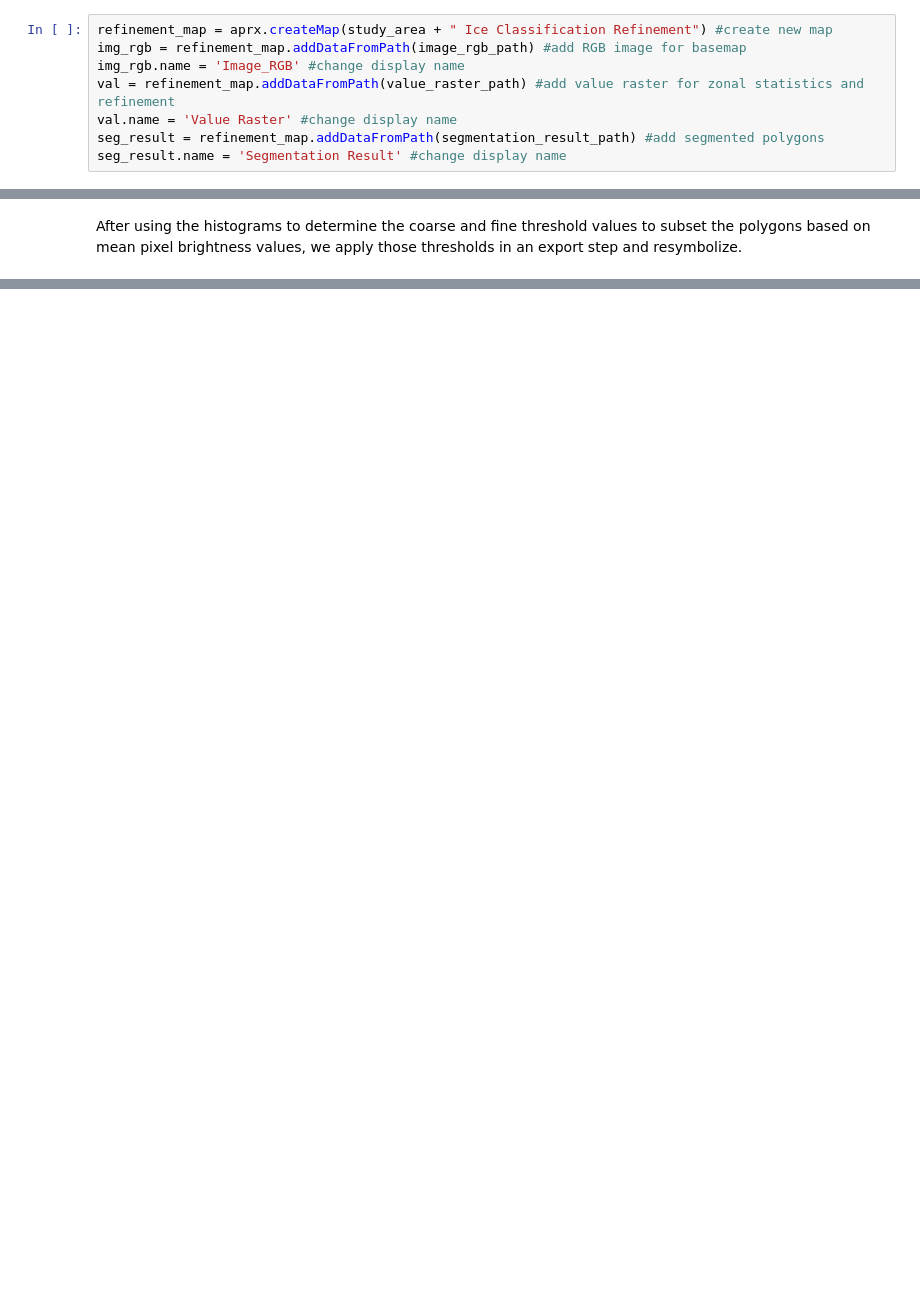
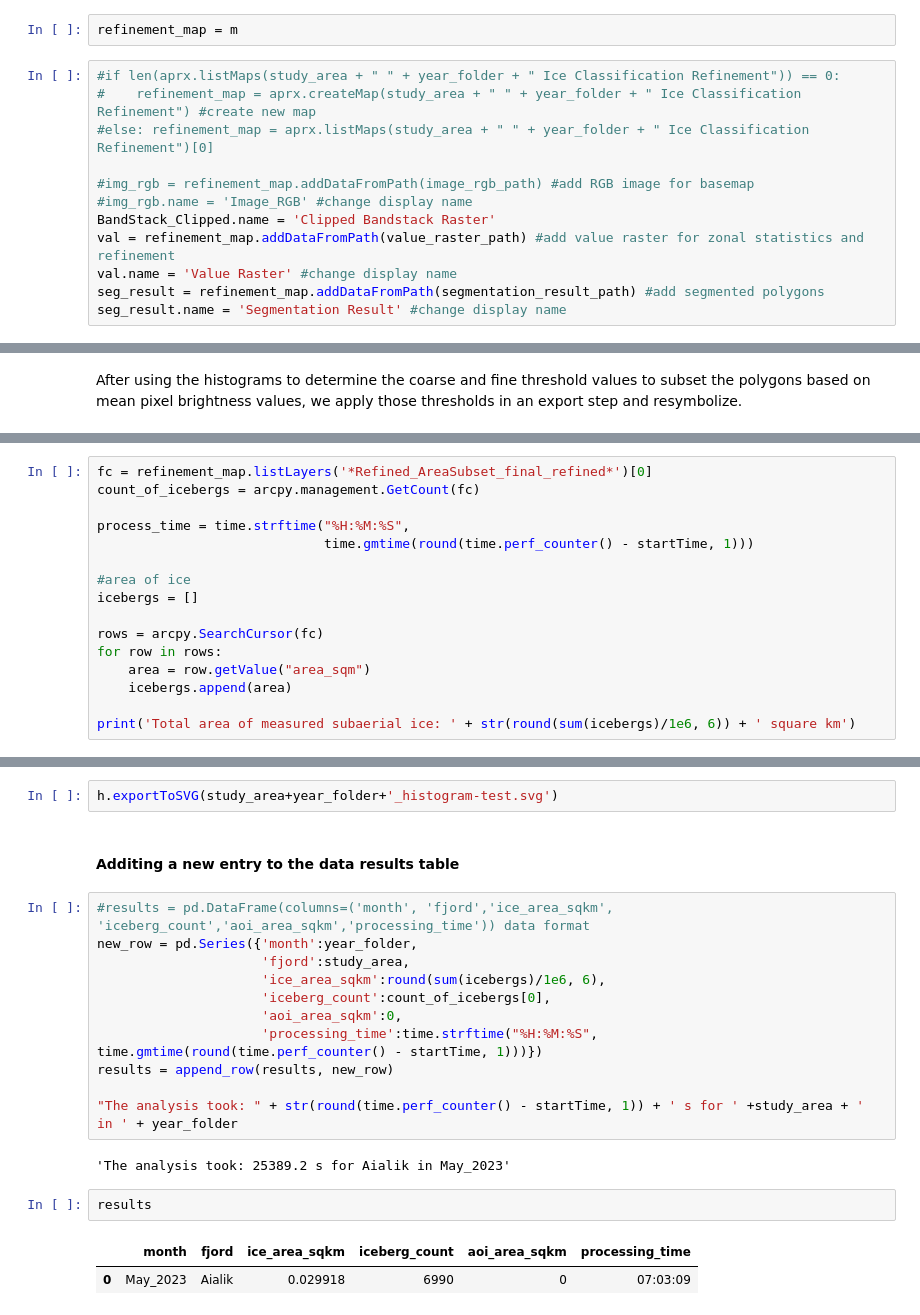
Before and after one commit to gebrady/seals_on_ice, a Jupyter notebook: seals_on_ice.ipynb, the cells around one changed output, grey strips where cells are left out. Saved outputs shown, nothing was run; the diff lists cells and outputs as text; blank space fills up the shorter version.

```diff
--- a/seals_on_ice.ipynb
+++ b/seals_on_ice.ipynb
@@ -260,10 +369,16 @@ image_rgb_path = os.path.join(data_path, rgb_filename) #assign RGB image path
 value_raster_path = os.path.join(dst_path, layerPrefix+'hsv_3bands.tif\Band_3') #assign value raster path
 # %% [markdown]
 A new map is created and relevant data added. We need to retrive the names of files, folders, and databases from the segmentation phase of the workflow.
+# %%
+refinement_map = m
 # %%
-refinement_map = aprx.createMap(study_area + " Ice Classification Refinement") #create new map
-img_rgb = refinement_map.addDataFromPath(image_rgb_path) #add RGB image for basemap
-img_rgb.name = 'Image_RGB' #change display name
+#if len(aprx.listMaps(study_area + " " + year_folder + " Ice Classification Refinement")) == 0:
+#    refinement_map = aprx.createMap(study_area + " " + year_folder + " Ice Classification Refinement") #create new map
+#else: refinement_map = aprx.listMaps(study_area + " " + year_folder + " Ice Classification Refinement")[0]
+
+#img_rgb = refinement_map.addDataFromPath(image_rgb_path) #add RGB image for basemap
+#img_rgb.name = 'Image_RGB' #change display name
+BandStack_Clipped.name = 'Clipped Bandstack Raster'
 val = refinement_map.addDataFromPath(value_raster_path) #add value raster for zonal statistics and refinement
 val.name = 'Value Raster' #change display name
 seg_result = refinement_map.addDataFromPath(segmentation_result_path) #add segmented polygons
@@ -448,0 +580,16 @@ area_sub.symbology = sym #apply red to original layer
+# %%
+fc = refinement_map.listLayers('*Refined_AreaSubset_final_refined*')[0]
+count_of_icebergs = arcpy.management.GetCount(fc)
+
+process_time = time.strftime("%H:%M:%S",
+                             time.gmtime(round(time.perf_counter() - startTime, 1)))
+
+#area of ice
+icebergs = []
+
+rows = arcpy.SearchCursor(fc)
+for row in rows:
+    area = row.getValue("area_sqm")
+    icebergs.append(area)
+
+print('Total area of measured subaerial ice: ' + str(round(sum(icebergs)/1e6, 6)) + ' square km')
@@ -448,0 +613,23 @@ area_sub.symbology = sym #apply red to original layer
+# %%
+h.exportToSVG(study_area+year_folder+'_histogram-test.svg')
+# %% [markdown]
+
+#### Additing a new entry to the data results table
+# %%
+#results = pd.DataFrame(columns=('month', 'fjord','ice_area_sqkm', 'iceberg_count','aoi_area_sqkm','processing_time')) data format
+new_row = pd.Series({'month':year_folder,
+                     'fjord':study_area,
+                     'ice_area_sqkm':round(sum(icebergs)/1e6, 6),
+                     'iceberg_count':count_of_icebergs[0],
+                     'aoi_area_sqkm':0,
+                     'processing_time':time.strftime("%H:%M:%S", time.gmtime(round(time.perf_counter() - startTime, 1)))})
+results = append_row(results, new_row)
+
+"The analysis took: " + str(round(time.perf_counter() - startTime, 1)) + ' s for ' +study_area + ' in ' + year_folder
+# %% [output]
+'The analysis took: 25389.2 s for Aialik in May_2023'
+# %%
+results
+# %% [output]
+|  | month | fjord | ice_area_sqkm | iceberg_count | aoi_area_sqkm | processing_time |
+| 0 | May_2023 | Aialik | 0.029918 | 6990 | 0 | 07:03:09 |
```
Also changed, not shown: parts of 148 cells of this notebook, 7 other files.
